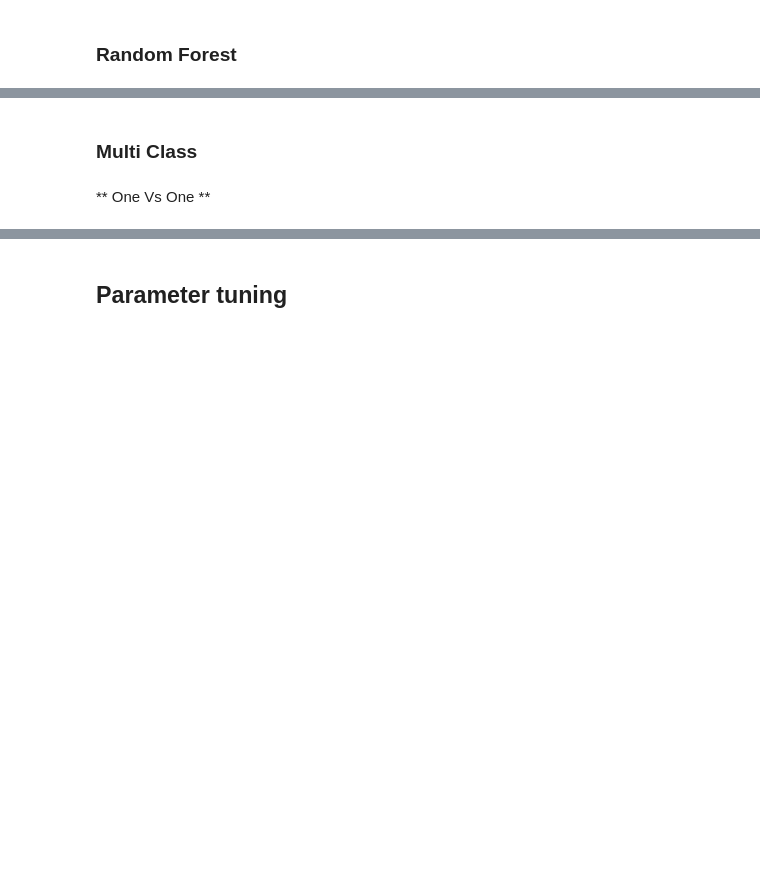
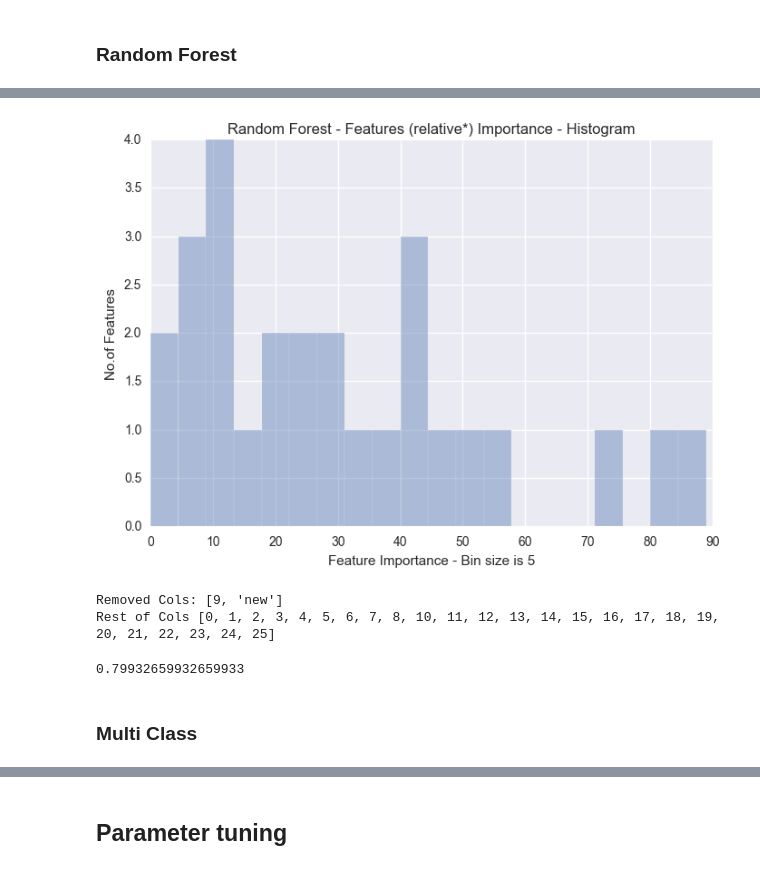
Before and after one commit to msampathkumar/datadriven, a Jupyter notebook: pumpit.ipynb, the cells around one changed output, grey strips where cells are left out. Saved outputs shown, nothing was run; the diff lists cells and outputs as text; code cells hidden in the pictures; blank space fills up the shorter version.

```diff
--- a/pumpit.ipynb
+++ b/pumpit.ipynb
@@ -987,2 +1257,39 @@ rf_clf.score(X_test, y_test)
+# %%
+plt.title('Random Forest - Features (relative*) Importance - Histogram')
+plt.ylabel('No.of Features')
+plt.xlabel('Feature Importance - Bin size is 5')
+
+tmp = 100 * (rf_clf.feature_importances_  - min(rf_clf.feature_importances_)) / max(rf_clf.feature_importances_)
+
+_ = sns.distplot(tmp, bins=20, hist=True, kde=False)
+# %% [output]
+[figure, added]
+# %%
+bag = []
+kbest_selected_cols = []
+for col, score in zip(X_train.columns, tmp):
+    if score < 5:
+        bag.append(col)
+    else:
+        kbest_selected_cols.append(col)
+
+print('Removed Cols:', bag)
+print('Rest of Cols', kbest_selected_cols)
+# %% [output]
+Removed Cols: [9, 'new']
+Rest of Cols [0, 1, 2, 3, 4, 5, 6, 7, 8, 10, 11, 12, 13, 14, 15, 16, 17, 18, 19, 20, 21, 22, 23, 24, 25]
+# %%
+
+# n_estimators=150, criterion='entropy', class_weight="balanced_subsample",
+
+rf_clf = RandomForestClassifier(random_state=192, n_jobs=-1)
+# class_weight="balanced_subsample"/"balanced"
+# criterion="gini"/"entropy"
+
+rf_clf = rf_clf.fit(X_train[kbest_selected_cols], y_train)
+# pred = rf_clf.predict_proba(X_test)
+rf_clf.score(X_test[kbest_selected_cols], y_test)
+# %% [output]
+0.79932659932659933
 # %% [markdown]
 ### Multi Class
@@ -991,2 +1295,0 @@ from sklearn.multiclass import OneVsOneClassifier, OneVsRestClassifier
-# %% [markdown]
-** One Vs One **
```
Also changed, not shown: parts of 155 cells of this notebook.
